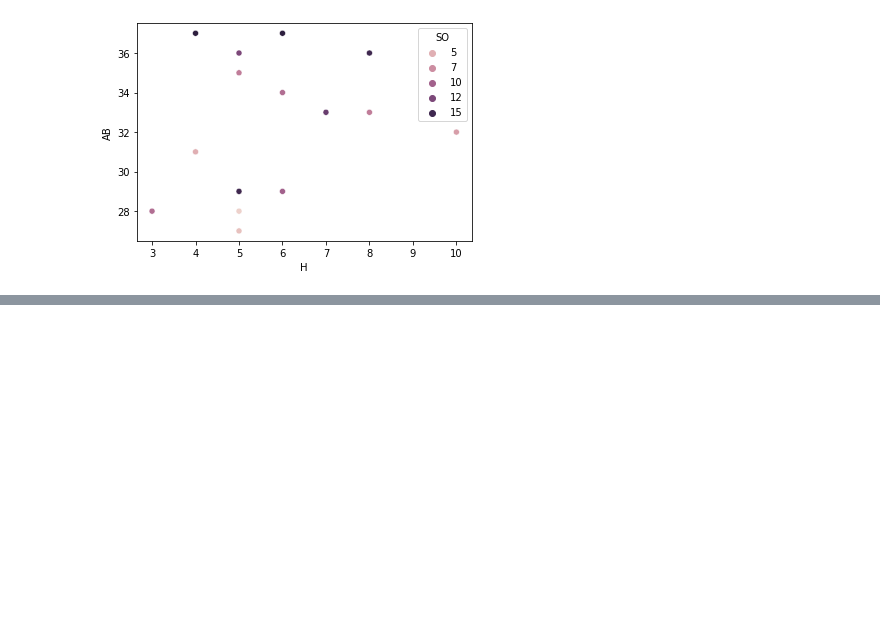
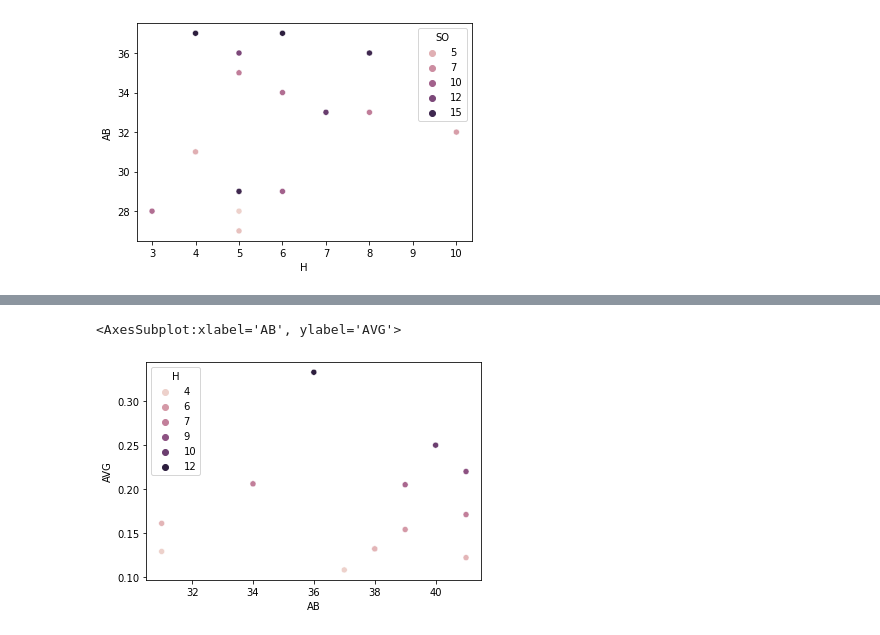
Before and after one commit to MicahlDeRosa/Baseball_stats, a Jupyter notebook: Untitled-1.ipynb, the cells around one changed output, grey strips where cells are left out. Cells and saved outputs as stored; diff of their text form; code cells hidden in the pictures; blank space fills up the shorter version.

```diff
--- a/Untitled-1.ipynb
+++ b/Untitled-1.ipynb
@@ -59,0 +98,5 @@ sb.scatterplot(data=df, x = "H", y ='AB', hue='SO')
+# %%
+sb.scatterplot(x='AB', y='AVG', hue='H',  data=df_2)
+# %% [output]
+<AxesSubplot:xlabel='AB', ylabel='AVG'>
+[figure, added]
```
Also changed, not shown: parts of 5 cells of this notebook, 1 other file.
